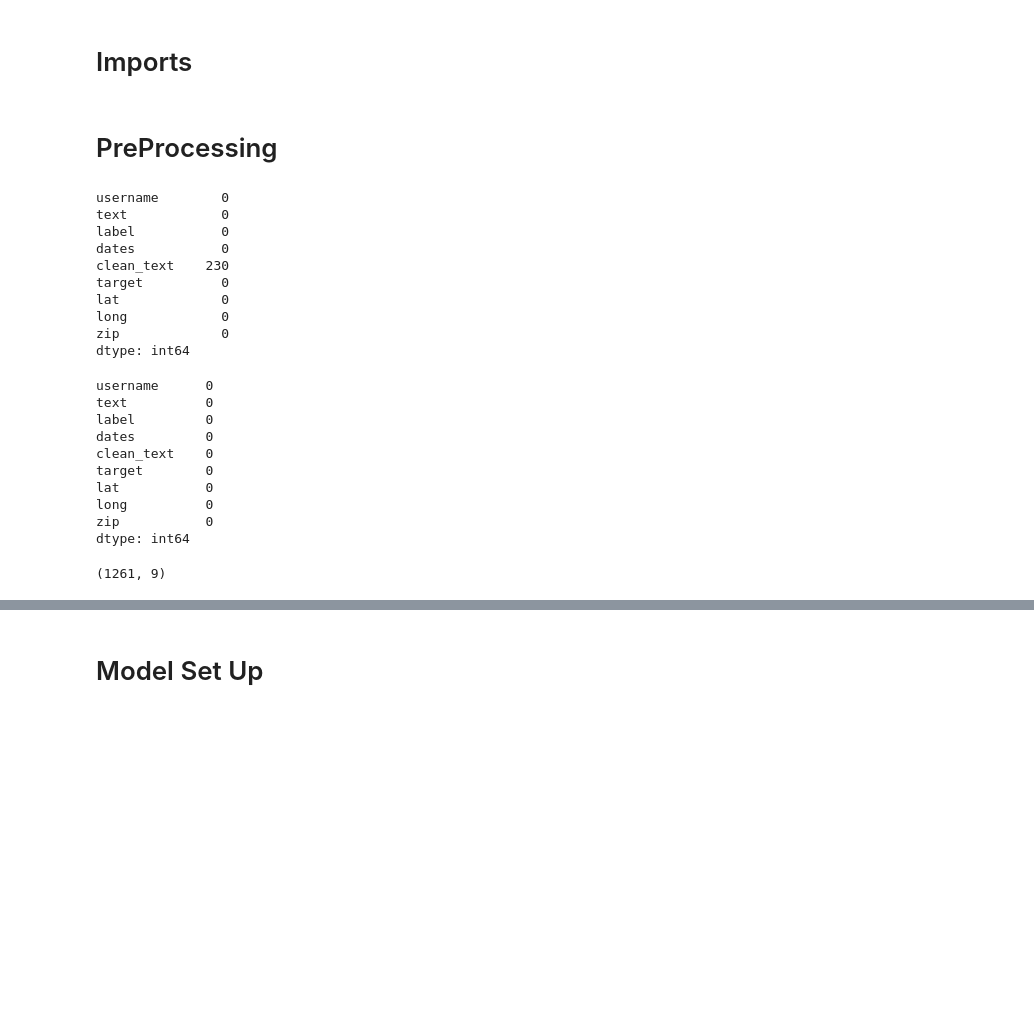
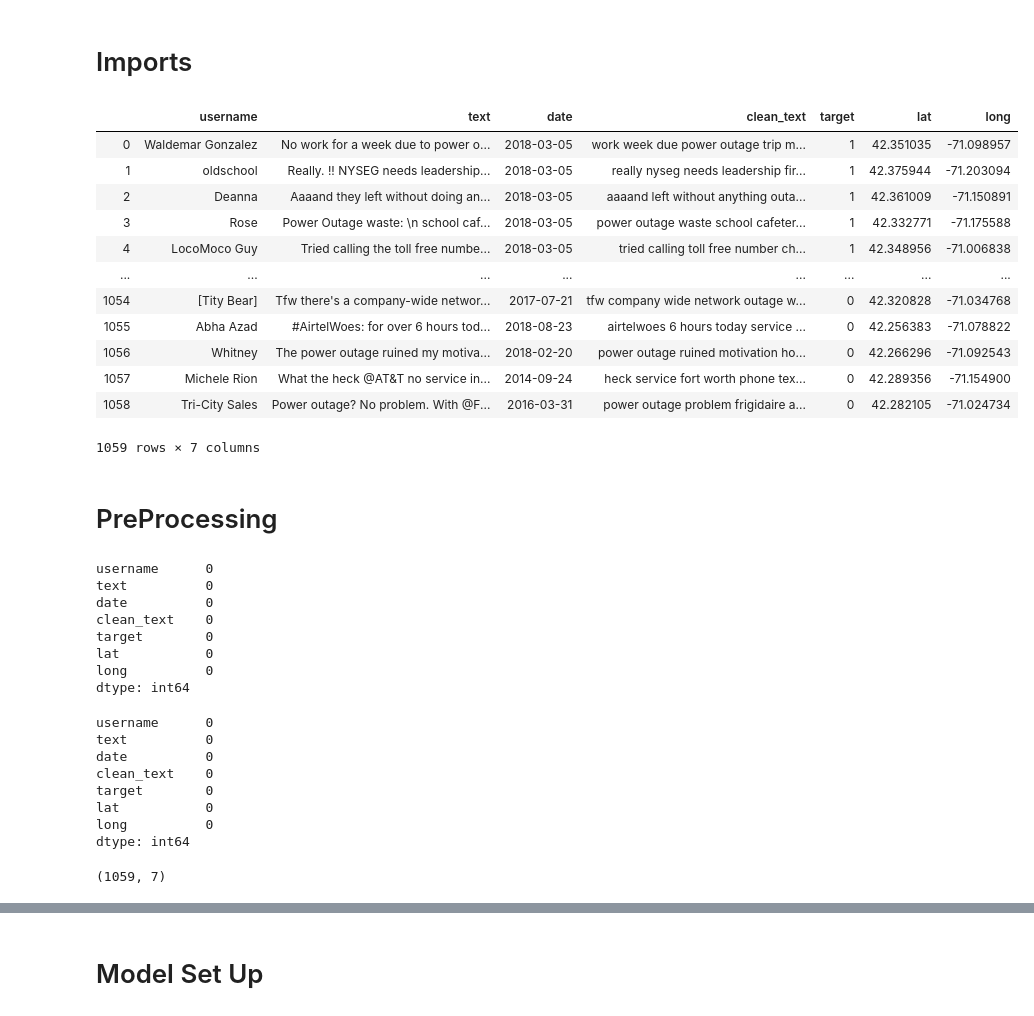
Before and after one commit to PeterGarcia95/DisasterRelief, a Jupyter notebook: code/03-NLP and Model Evaluation.ipynb, the cells around one changed output, grey strips where cells are left out. Saved outputs shown, nothing was run; the diff lists cells and outputs as text; code cells hidden in the pictures; blank space fills up the shorter version.

```diff
--- a/code/03-NLP and Model Evaluation.ipynb
+++ b/code/03-NLP and Model Evaluation.ipynb
@@ -14,21 +14,34 @@ import warnings
 
 warnings.filterwarnings("ignore")
 # %%
-df=pd.read_csv('./clean_tweets.csv').drop(columns='Unnamed: 0')
+df = pd.read_csv('../datasets/clean_tweets.csv')
+df
+# %% [output]
+|  | username | text | date | clean_text | target | lat | long |
+| 0 | Waldemar Gonzalez | No work for a week due to power o... | 2018-03-05 | work week due power outage trip m... | 1 | 42.351035 | -71.098957 |
+| 1 | oldschool | Really. !! NYSEG needs leadership... | 2018-03-05 | really nyseg needs leadership fir... | 1 | 42.375944 | -71.203094 |
+| 2 | Deanna | Aaaand they left without doing an... | 2018-03-05 | aaaand left without anything outa... | 1 | 42.361009 | -71.150891 |
+| 3 | Rose | Power Outage waste: \n school caf... | 2018-03-05 | power outage waste school cafeter... | 1 | 42.332771 | -71.175588 |
+| 4 | LocoMoco Guy | Tried calling the toll free numbe... | 2018-03-05 | tried calling toll free number ch... | 1 | 42.348956 | -71.006838 |
+| ... | ... | ... | ... | ... | ... | ... | ... |
+| 1054 | [Tity Bear] | Tfw there's a company-wide networ... | 2017-07-21 | tfw company wide network outage w... | 0 | 42.320828 | -71.034768 |
+| 1055 | Abha Azad | #AirtelWoes: for over 6 hours tod... | 2018-08-23 | airtelwoes 6 hours today service ... | 0 | 42.256383 | -71.078822 |
+| 1056 | Whitney | The power outage ruined my motiva... | 2018-02-20 | power outage ruined motivation ho... | 0 | 42.266296 | -71.092543 |
+| 1057 | Michele Rion | What the heck @AT&T no service in... | 2014-09-24 | heck service fort worth phone tex... | 0 | 42.289356 | -71.154900 |
+| 1058 | Tri-City Sales | Power outage? No problem. With @F... | 2016-03-31 | power outage problem frigidaire a... | 0 | 42.282105 | -71.024734 |
+1059 rows × 7 columns
 # %% [markdown]
 # PreProcessing
 # %%
 df.isnull().sum()
 # %% [output]
-username        0
-text            0
-label           0
-dates           0
-clean_text    230
-target          0
-lat             0
-long            0
-zip             0
+username      0
+text          0
+date          0
+clean_text    0
+target        0
+lat           0
+long          0
 dtype: int64
 # %%
 df.dropna(how='any',inplace=True)
@@ -37,18 +50,16 @@ df.isnull().sum()
 # %% [output]
 username      0
 text          0
-label         0
-dates         0
+date          0
 clean_text    0
 target        0
 lat           0
 long          0
-zip           0
 dtype: int64
 # %%
 df.shape
 # %% [output]
-(1261, 9)
+(1059, 7)
 # %%
 X = df['clean_text']
 y=df['target']
```
Also changed, not shown: parts of 11 cells of this notebook, 10 other files.
